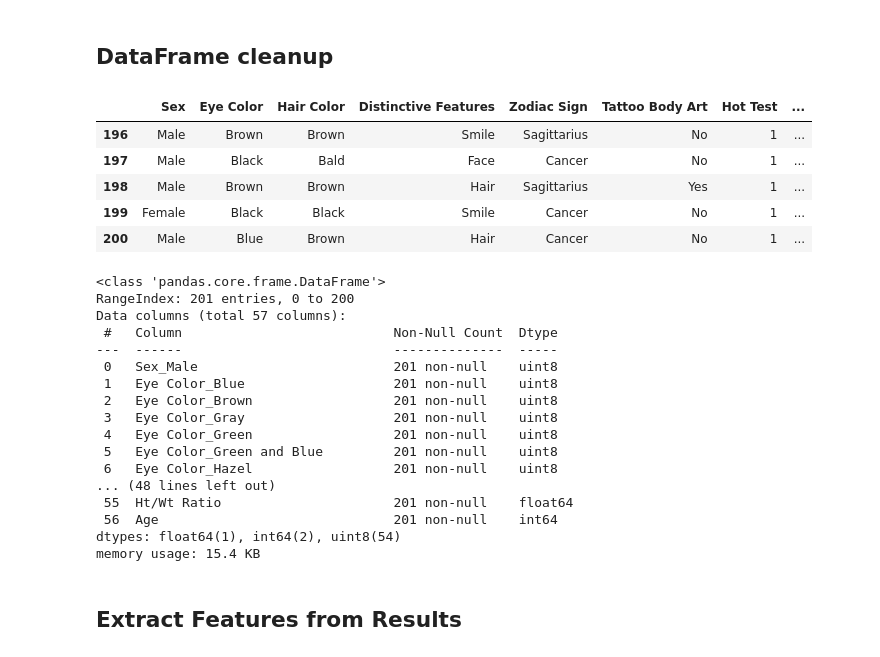
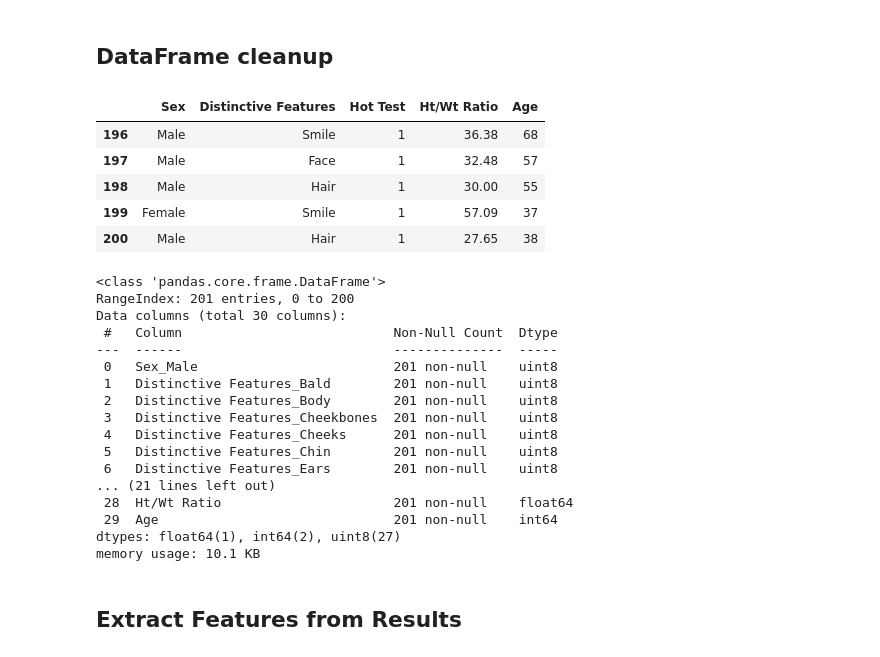
Before and after one commit to gotar1/are_you_hot, a Jupyter notebook: Project_3_Hot_Model/model_classification.ipynb, the cells around one changed output. Drawn from its saved outputs; the diff is of its cells as text; code cells hidden in the pictures.

```diff
--- a/Project_3_Hot_Model/model_classification.ipynb
+++ b/Project_3_Hot_Model/model_classification.ipynb
@@ -83,15 +83,15 @@ hot_df.head(10)
 # %%
 # Data clean up and droping columns we are not going to use to train our model.
 
-clean_df = hot_df.drop(['Name', 'DOB', 'Birth Year', 'Height(ft)', 'Weight(lbs)'], axis=1)
+clean_df = hot_df.drop(['Name', 'DOB', 'Birth Year', 'Height(ft)', 'Weight(lbs)', 'Eye Color', 'Hair Color', 'Zodiac Sign', 'Tattoo Body Art'], axis=1)
 clean_df.tail()
 # %% [output]
-|  | Sex | Eye Color | Hair Color | Distinctive Features | Zodiac Sign | Tattoo Body Art | Hot Test | ... |
-| 196 | Male | Brown | Brown | Smile | Sagittarius | No | 1 | ... |
-| 197 | Male | Black | Bald | Face | Cancer | No | 1 | ... |
-| 198 | Male | Brown | Brown | Hair | Sagittarius | Yes | 1 | ... |
-| 199 | Female | Black | Black | Smile | Cancer | No | 1 | ... |
-| 200 | Male | Blue | Brown | Hair | Cancer | No | 1 | ... |
+|  | Sex | Distinctive Features | Hot Test | Ht/Wt Ratio | Age |
+| 196 | Male | Smile | 1 | 36.38 | 68 |
+| 197 | Male | Face | 1 | 32.48 | 57 |
+| 198 | Male | Hair | 1 | 30.00 | 55 |
+| 199 | Female | Smile | 1 | 57.09 | 37 |
+| 200 | Male | Hair | 1 | 27.65 | 38 |
 # %%
 # We need to convert any string/object column to integer for training our model
 # We decided to use dummies modeule to do our labeling
@@ -104,21 +104,21 @@ clean_data.info()
 # %% [output]
 <class 'pandas.core.frame.DataFrame'>
 RangeIndex: 201 entries, 0 to 200
-Data columns (total 57 columns):
+Data columns (total 30 columns):
  #   Column                           Non-Null Count  Dtype
 ---  ------                           --------------  -----
  0   Sex_Male                         201 non-null    uint8
- 1   Eye Color_Blue                   201 non-null    uint8
- 2   Eye Color_Brown                  201 non-null    uint8
- 3   Eye Color_Gray                   201 non-null    uint8
- 4   Eye Color_Green                  201 non-null    uint8
- 5   Eye Color_Green and Blue         201 non-null    uint8
- 6   Eye Color_Hazel                  201 non-null    uint8
-... (48 lines left out)
- 55  Ht/Wt Ratio                      201 non-null    float64
- 56  Age                              201 non-null    int64
-dtypes: float64(1), int64(2), uint8(54)
-memory usage: 15.4 KB
+ 1   Distinctive Features_Bald        201 non-null    uint8
+ 2   Distinctive Features_Body        201 non-null    uint8
+ 3   Distinctive Features_Cheekbones  201 non-null    uint8
+ 4   Distinctive Features_Cheeks      201 non-null    uint8
+ 5   Distinctive Features_Chin        201 non-null    uint8
+ 6   Distinctive Features_Ears        201 non-null    uint8
+... (21 lines left out)
+ 28  Ht/Wt Ratio                      201 non-null    float64
+ 29  Age                              201 non-null    int64
+dtypes: float64(1), int64(2), uint8(27)
+memory usage: 10.1 KB
 # %% [markdown]
 ## Extract Features from Results
 # %% [markdown]
```
Also changed, not shown: parts of 8 cells of this notebook, 4 other files.
